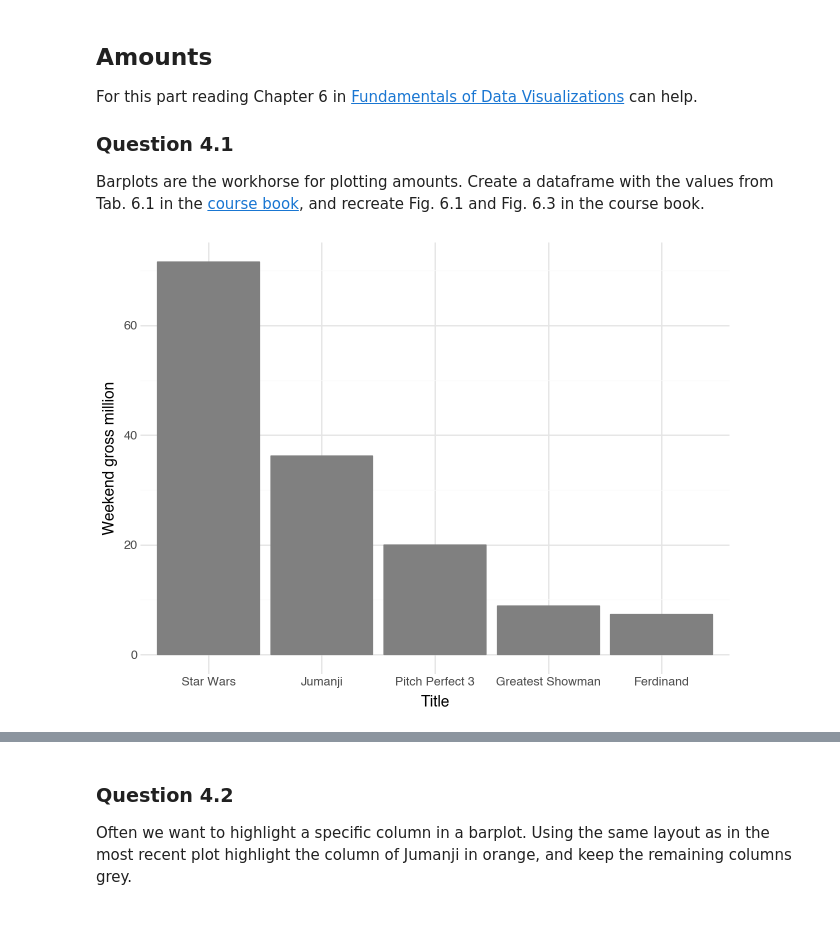
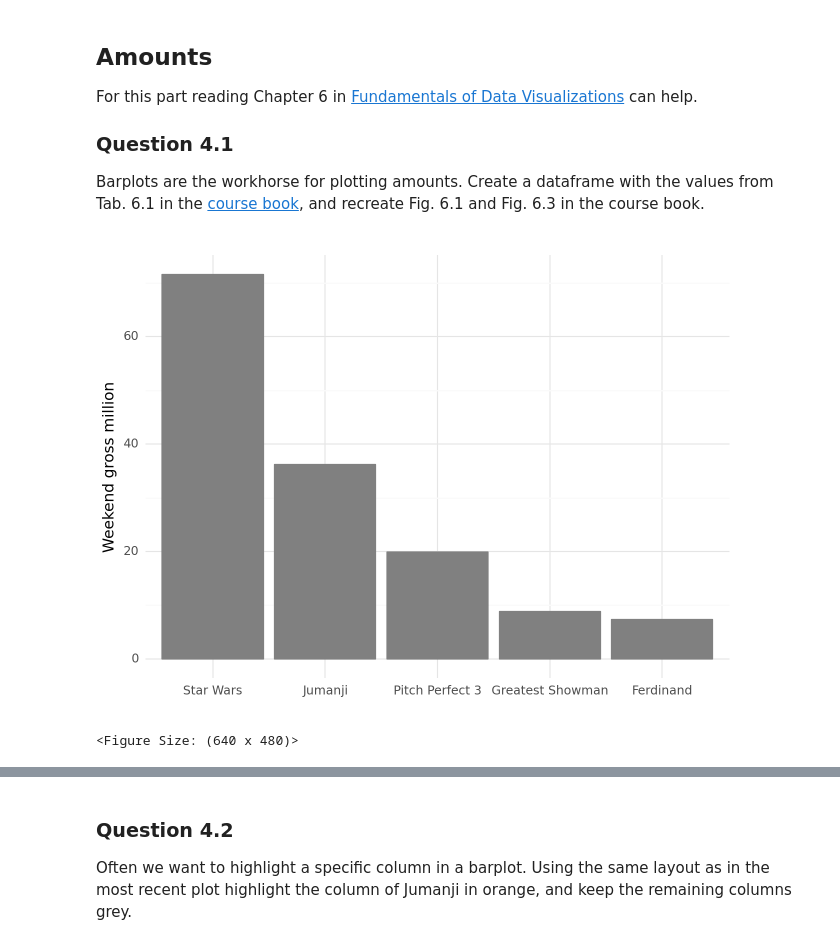
Before and after one commit to ErikDagobert/Scientific-Visualization, a Jupyter notebook: HW1/Homework1_2025.ipynb, the cells around one changed output, grey strips where cells are left out. Saved outputs shown, nothing was run; the diff lists cells and outputs as text; code cells hidden in the pictures.

```diff
--- a/HW1/Homework1_2025.ipynb
+++ b/HW1/Homework1_2025.ipynb
@@ -433,25 +446,27 @@ Barplots are the workhorse for plotting amounts. Create a dataframe with the val
 # %%
 # Insert code here for Fig. 6.1
 #Yixuan
 data8 = {
     "Rank": [1, 2, 3, 4, 5],
     "Title": pd.Categorical(
         ["Star Wars", "Jumanji", "Pitch Perfect 3", "Greatest Showman", "Ferdinand"],
         categories=["Star Wars", "Jumanji", "Pitch Perfect 3", "Greatest Showman", "Ferdinand"],
         ordered=True),
     "Weekend gross": [71565498,36169328,19928525,8805843,7316746]
 }
 
 data9 = pd.DataFrame(data8)
 data9["Weekend gross million"] = data9["Weekend gross"] / 1000000
 p9 = (ggplot(data9, aes(x="Title", y="Weekend gross million"))
     + geom_bar(stat = "identity", position = "dodge", color="grey", fill="grey")
+    + labs(x = "", title = "")
     + theme_minimal())
 p9
 
 # Remember to print the visual
 # %% [output]
-[figure, old version]
+[figure, new version]
+<Figure Size: (640 x 480)>
 # %%
 # Insert code here for Fig. 6.2
 #Yixuan
```
Also changed, not shown: parts of 14 cells of this notebook.
